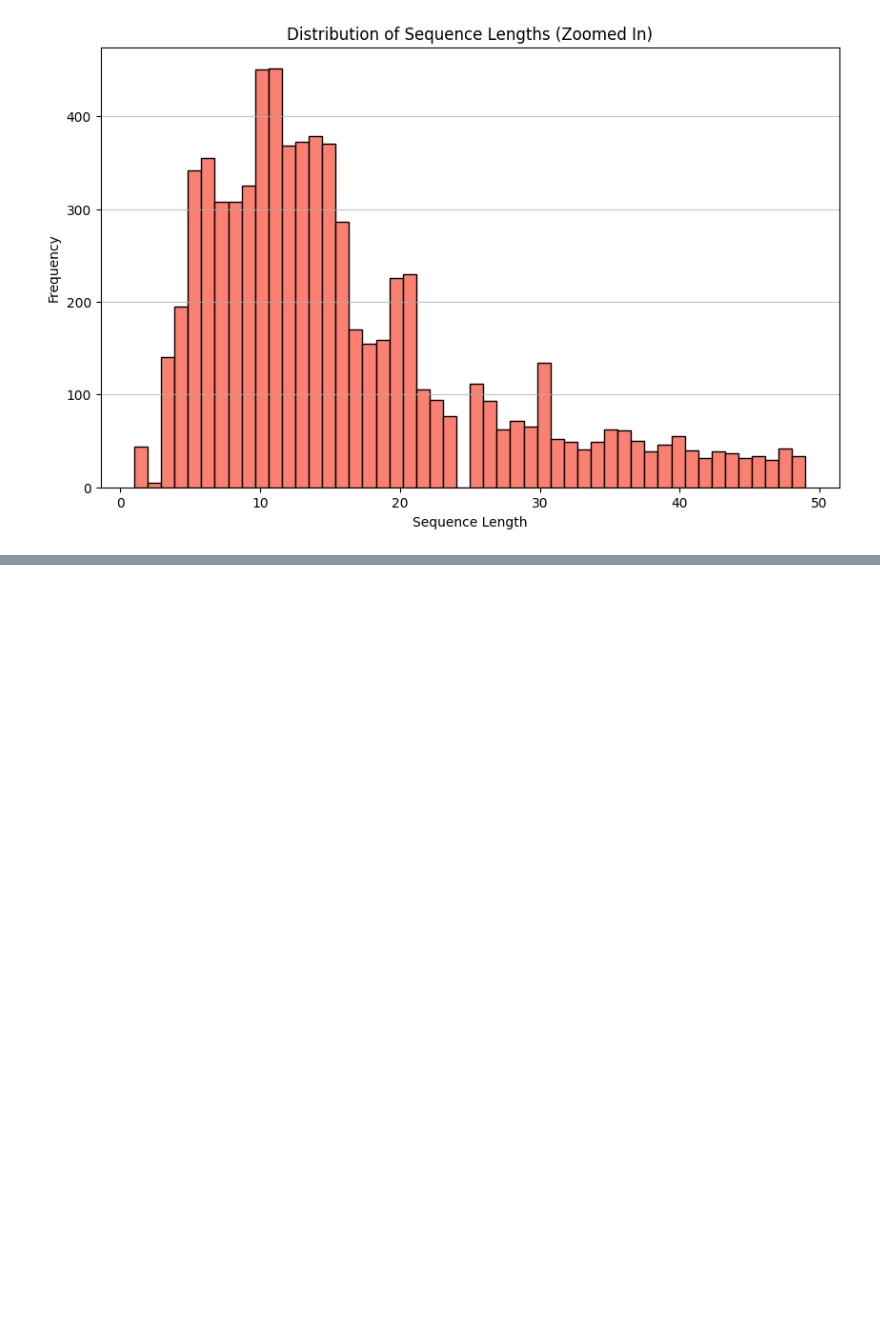
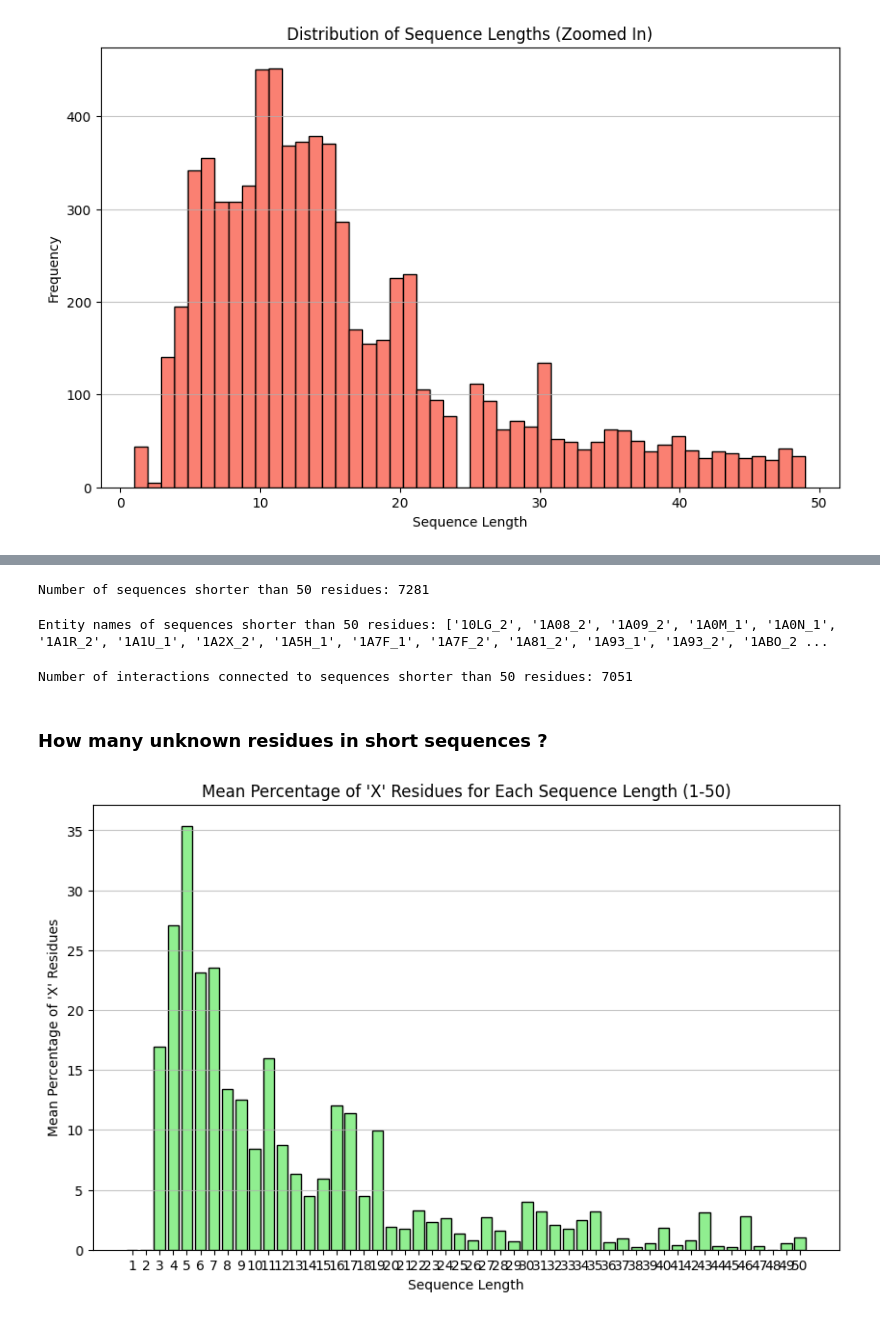
Before and after one commit to Ento0n/Master, a Jupyter notebook: notebooks/check_sequence_extraction.ipynb, the cells around one changed output, grey strips where cells are left out. Saved outputs shown, nothing was run; the diff lists cells and outputs as text; code cells hidden in the pictures; blank space fills up the shorter version.

```diff
--- a/notebooks/check_sequence_extraction.ipynb
+++ b/notebooks/check_sequence_extraction.ipynb
@@ -97,0 +110,43 @@ Number of interactions connected to sequences longer than 1500 residues: 162
+# %%
+# how many sequences are lonshorterger than x residues?
+x = 50
+print(f"Number of sequences shorter than {x} residues: {(seqs_df['length'] < x).sum()}")
+# %% [output]
+Number of sequences shorter than 50 residues: 7281
+# %%
+# extract the entity names of sequences shorter than x residues
+short_entities = seqs_df[seqs_df["length"] < x]["entity_name"].tolist()
+print(f"Entity names of sequences shorter than {x} residues: {short_entities}")
+# %% [output]
+Entity names of sequences shorter than 50 residues: ['10LG_2', '1A08_2', '1A09_2', '1A0M_1', '1A0N_1', '1A1R_2', '1A1U_1', '1A2X_2', '1A5H_1', '1A7F_1', '1A7F_2', '1A81_2', '1A93_1', '1A93_2', '1ABO_2 ...
+# %%
+# How many interactions are connected to these short sequences?
+interactions_with_short_entities = int_df[
+    int_df["entity_pair"].apply(lambda pair: any(entity in short_entities for entity in pair.split(",")))
+]
+print(f"Number of interactions connected to sequences shorter than {x} residues: {len(interactions_with_short_entities)}")
+# %% [output]
+Number of interactions connected to sequences shorter than 50 residues: 7051
+# %% [markdown]
+### How many unknown residues in short sequences ?
+# %%
+# Plot mean percentage of X residues for each sequence length from 1 to 10
+mean_percentages = []
+for length in range(1, 51):
+    subset = seqs_df[seqs_df["length"] == length]
+    if not subset.empty:
+        mean_percentage = subset["sequence"].apply(lambda seq: seq.count("X") / len(seq) * 100).mean()
+        mean_percentages.append(mean_percentage)
+    else:
+        mean_percentages.append(0)
+
+plt.figure(figsize=(10, 6))
+plt.bar(range(1, 51), mean_percentages, color="lightgreen", edgecolor="black")
+plt.title("Mean Percentage of 'X' Residues for Each Sequence Length (1-50)")
+plt.xlabel("Sequence Length")
+plt.ylabel("Mean Percentage of 'X' Residues")
+plt.xticks(range(1, 51))
+plt.grid(axis="y", alpha=0.75)
+plt.show()
+# %% [output]
+[figure, added]
```
Also changed, not shown: parts of 6 cells of this notebook.
